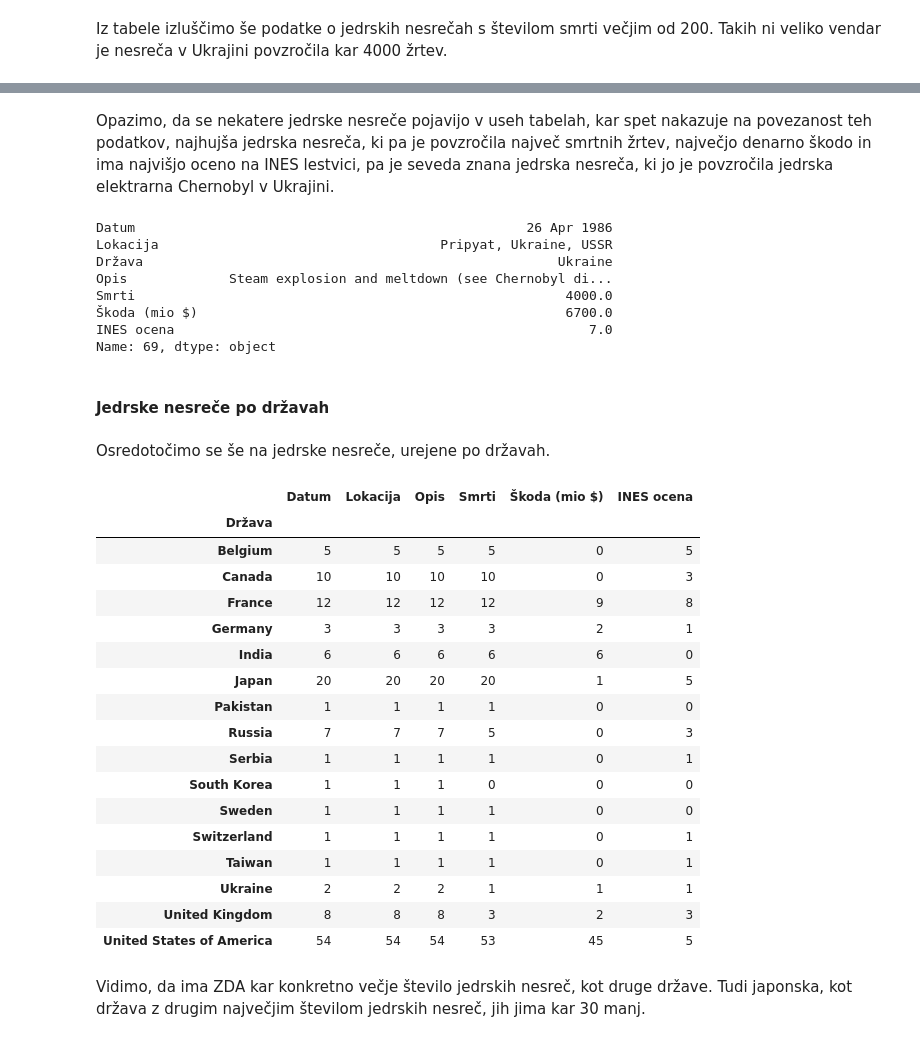
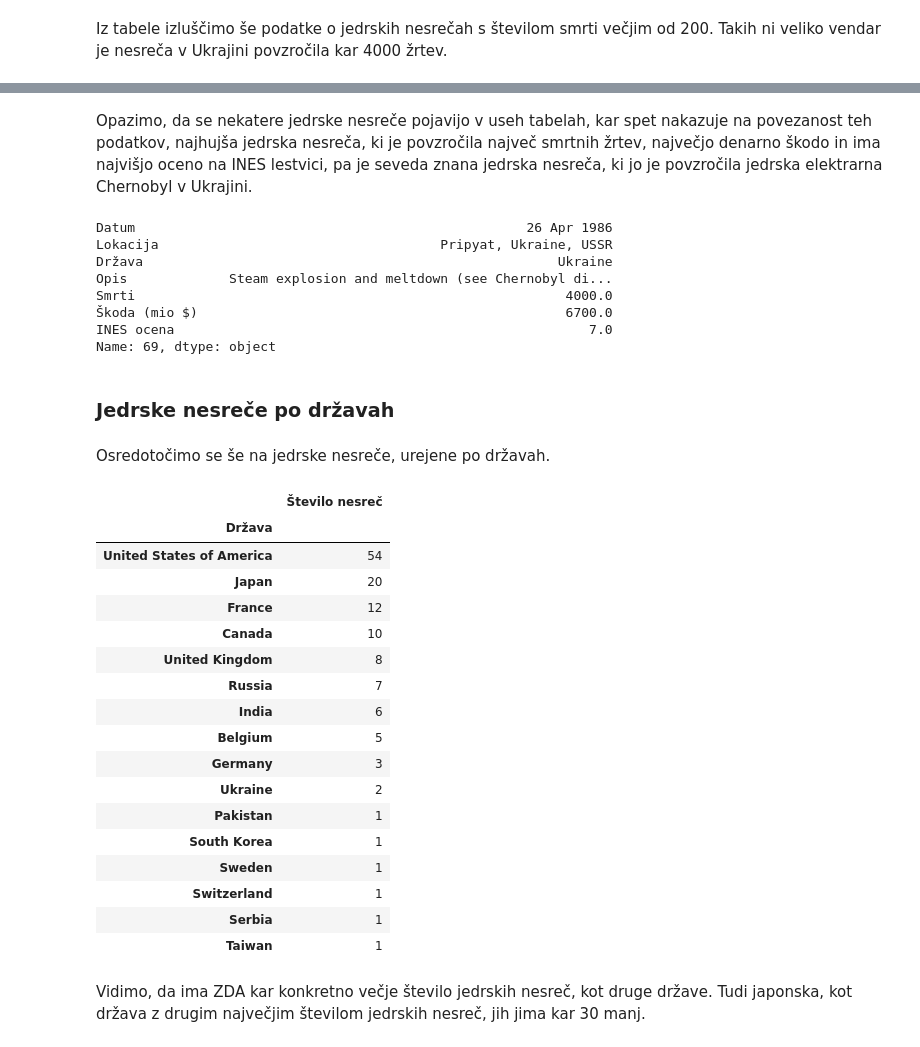
Before and after one commit to aljagombac/analiza-jedrskih-reaktorjev-in-nesrec, a Jupyter notebook: analiza/reaktoji_nesrece.ipynb, the cells around one changed output, grey strips where cells are left out. Saved outputs shown, nothing was run; the diff lists cells and outputs as text; code cells hidden in the pictures.

```diff
--- a/analiza/reaktoji_nesrece.ipynb
+++ b/analiza/reaktoji_nesrece.ipynb
@@ -585,7 +588,7 @@ po_smrti
 | 69 | 26 Apr 1986 | Pripyat, Ukraine, USSR | Ukraine | Steam explosion and meltdown (see... | 4000.0 | 6700.0 | 7.0 |
 | 72 | 8 Oct 1957 | Sellafield, UK | United Kingdom | Fire ignited plutonium piles of a... | 240.0 | 78.0 | 5.0 |
 # %% [markdown]
-Opazimo, da se nekatere jedrske nesreče pojavijo v useh tabelah, kar spet nakazuje na povezanost teh podatkov, najhujša jedrska nesreča, ki pa je povzročila največ smrtnih žrtev, največjo denarno škodo in ima najvišjo oceno na INES lestvici, pa je seveda znana jedrska nesreča, ki jo je povzročila jedrska elektrarna Chernobyl v Ukrajini.
+Opazimo, da se nekatere jedrske nesreče pojavijo v useh tabelah, kar spet nakazuje na povezanost teh podatkov, najhujša jedrska nesreča, ki je povzročila največ smrtnih žrtev, največjo denarno škodo in ima najvišjo oceno na INES lestvici, pa je seveda znana jedrska nesreča, ki jo je povzročila jedrska elektrarna Chernobyl v Ukrajini.
 # %%
 najhujsa = jedr_nesrece["Smrti"].astype(float).idxmax()
 
@@ -601,31 +604,34 @@ Smrti                                                       4000.0
 INES ocena                                                     7.0
 Name: 69, dtype: object
 # %% [markdown]
-#### **Jedrske nesreče po državah**
+### **Jedrske nesreče po državah**
 # %% [markdown]
 Osredotočimo se še na jedrske nesreče, urejene po državah.
 # %%
 # prikaz jedrskih nesreč razporejenih po državah
-jedr_nesrece.groupby("Država").count()
+presteto_nesrece = jedr_nesrece["Država"].value_counts().to_frame()
+presteto_nesrece.rename(columns={'count':'Število nesreč'}, inplace=True)
+
+display(presteto_nesrece)
 # %% [output]
-|  | Datum | Lokacija | Opis | Smrti | Škoda (mio $) | INES ocena |
-| Država |  |  |  |  |  |  |
-| Belgium | 5 | 5 | 5 | 5 | 0 | 5 |
-| Canada | 10 | 10 | 10 | 10 | 0 | 3 |
-| France | 12 | 12 | 12 | 12 | 9 | 8 |
-| Germany | 3 | 3 | 3 | 3 | 2 | 1 |
-| India | 6 | 6 | 6 | 6 | 6 | 0 |
-| Japan | 20 | 20 | 20 | 20 | 1 | 5 |
-| Pakistan | 1 | 1 | 1 | 1 | 0 | 0 |
-| Russia | 7 | 7 | 7 | 5 | 0 | 3 |
-| Serbia | 1 | 1 | 1 | 1 | 0 | 1 |
-| South Korea | 1 | 1 | 1 | 0 | 0 | 0 |
-| Sweden | 1 | 1 | 1 | 1 | 0 | 0 |
-| Switzerland | 1 | 1 | 1 | 1 | 0 | 1 |
-| Taiwan | 1 | 1 | 1 | 1 | 0 | 1 |
-| Ukraine | 2 | 2 | 2 | 1 | 1 | 1 |
-| United Kingdom | 8 | 8 | 8 | 3 | 2 | 3 |
-| United States of America | 54 | 54 | 54 | 53 | 45 | 5 |
+|  | Število nesreč |
+| Država |  |
+| United States of America | 54 |
+| Japan | 20 |
+| France | 12 |
+| Canada | 10 |
+| United Kingdom | 8 |
+| Russia | 7 |
+| India | 6 |
+| Belgium | 5 |
+| Germany | 3 |
+| Ukraine | 2 |
+| Pakistan | 1 |
+| South Korea | 1 |
+| Sweden | 1 |
+| Switzerland | 1 |
+| Serbia | 1 |
+| Taiwan | 1 |
 # %% [markdown]
 Vidimo, da ima ZDA kar konkretno večje število jedrskih nesreč, kot druge države. Tudi japonska, kot država z drugim največjim številom jedrskih nesreč, jih jima kar 30 manj.
 # %%
```
Also changed, not shown: parts of 33 cells of this notebook, 1 other file.
